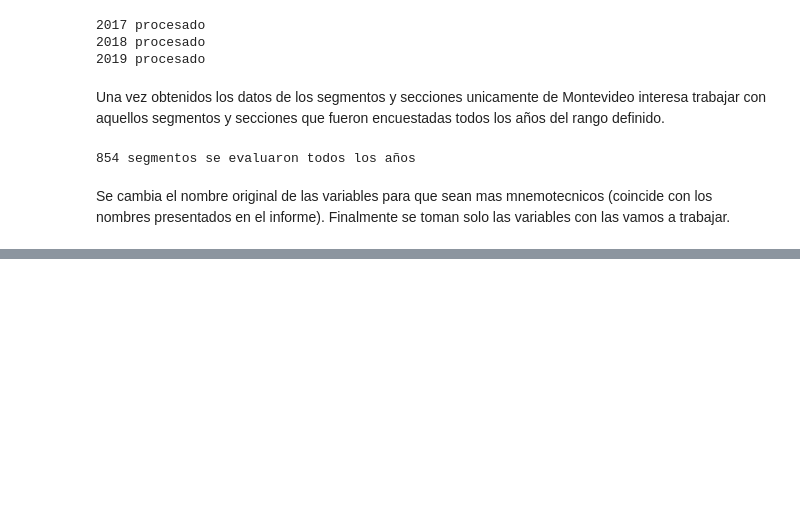
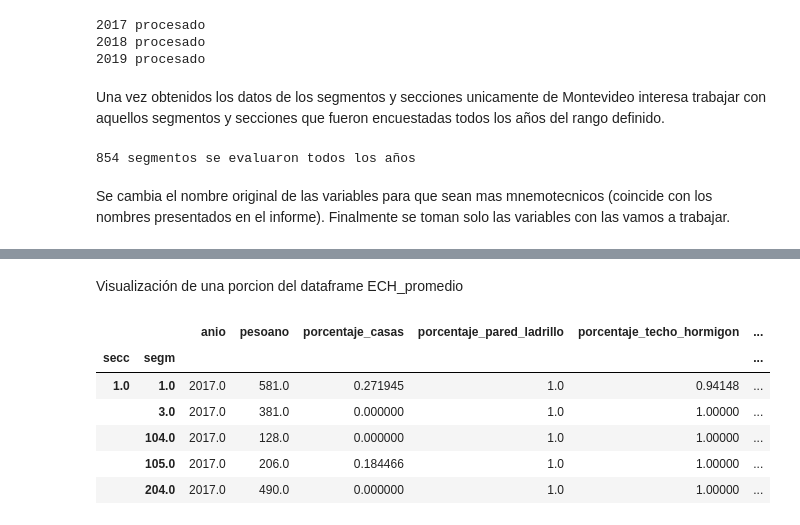
Before and after one commit to ignaciootero/Proyecto_Final_IDatos, a Jupyter notebook: ECH.ipynb, the cells around one changed output, grey strips where cells are left out. Drawn from its saved outputs; the diff is of its cells as text; code cells hidden in the pictures; blank space fills up the shorter version.

Commit message:
Cambio de csv's
Los csv de UTE y ECH guardan todos los años en un mismo archivo

```diff
--- a/ECH.ipynb
+++ b/ECH.ipynb
@@ -184,6 +184,10 @@ import numpy as np
 def aggregateECH(dfGroup, args):
 
     filaResumen = pd.Series(dtype=object)
+
+    # se registra el año de la entrada
+    filaResumen['anio'] = args
+
 
     # se suma la variable peso año
     filaResumen['pesoano'] = dfGroup['pesoano'].sum()
@@ -219,7 +223,6 @@ def aggregateECH(dfGroup, args):
     filaResumen['porcentaje_cocina_electrica'] = round(dfGroup.where(
         dfGroup['energia_cocinar'] == "Energía eléctrica")['pesoano'].sum() / filaResumen['pesoano'], 2)
 
-    # TODO: ver el calculo de esta variable
     # tiene_calefon_prom: Se calcula, agrupando por seccion-segmento, el promedio ponderado de todas las
     # entradas de la variable tiene_calefon
     filaResumen['tiene_calefon_prom'] = np.average(
@@ -252,13 +255,16 @@ def aggregateECH(dfGroup, args):
         filaResumen['porcentaje_calefaccio_electrica'] = round(dfGroup.where(
             dfGroup['energia_calefaccionar'] == "Energía eléctrica")['pesoano'].sum() / filaResumen['pesoano'], 2)
 
-
     return filaResumen
 
 # ahora se aplica la funcion de transformacion a cada uno de los dataframes
+ECH_promedio = pd.DataFrame()
+
 pd.options.display.max_rows = None
 for year in range(firstECHyear, lastECHyear+1):
-    datosAgregados = ECHMontevideoDfDictTodosAños[str(year)].groupby(
+    ECH_promedio_year = ECHMontevideoDfDictTodosAños[str(year)].groupby(
         ['secc', 'segm']).apply(aggregateECH, args=year)
-    datosAgregados.to_csv("ECH/{:}-Agregados.csv".format(year))
+    ECH_promedio = pd.concat([ECH_promedio, ECH_promedio_year])
     print(f'{year} procesado')
+
+ECH_promedio.to_csv("ECH/ECH_promedio.csv")
@@ -272,0 +275,12 @@ display(
+# %% [markdown]
+Visualización de una porcion del dataframe ECH_promedio
+# %%
+ECH_promedio.head()
+# %% [output]
+|  |  | anio | pesoano | porcentaje_casas | porcentaje_pared_ladrillo | porcentaje_techo_hormigon | ... |
+| secc | segm |  |  |  |  |  | ... |
+| 1.0 | 1.0 | 2017.0 | 581.0 | 0.271945 | 1.0 | 0.94148 | ... |
+|  | 3.0 | 2017.0 | 381.0 | 0.000000 | 1.0 | 1.00000 | ... |
+|  | 104.0 | 2017.0 | 128.0 | 0.000000 | 1.0 | 1.00000 | ... |
+|  | 105.0 | 2017.0 | 206.0 | 0.184466 | 1.0 | 1.00000 | ... |
+|  | 204.0 | 2017.0 | 490.0 | 0.000000 | 1.0 | 1.00000 | ... |
```
Also changed, not shown: parts of 6 cells of this notebook, 15 other files.
